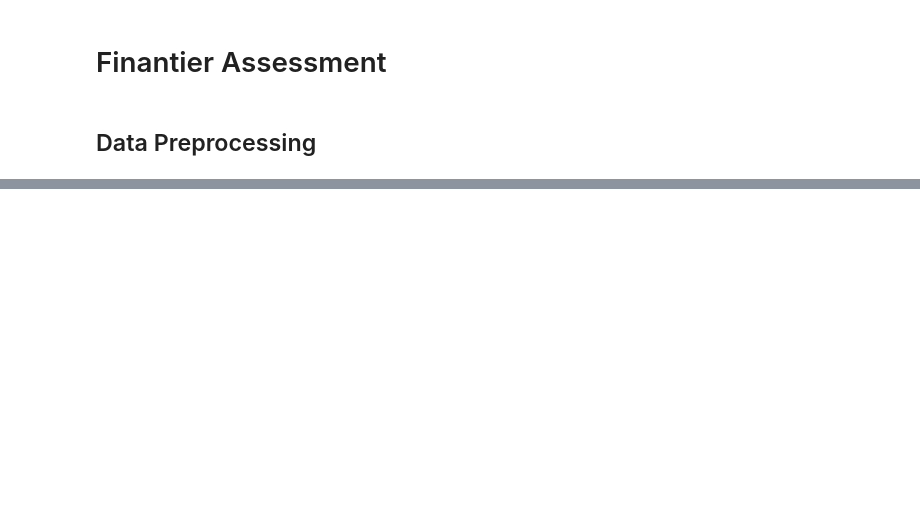
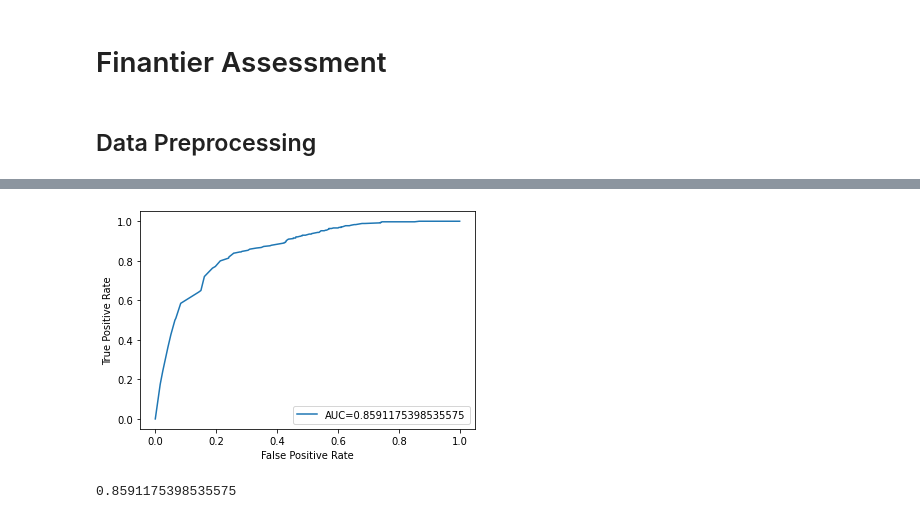
Before and after one commit to jevonsevilla/finantier-assessment, a Jupyter notebook: notebook/model.ipynb, the cells around one changed output, grey strips where cells are left out. Drawn from its saved outputs; the diff is of its cells as text; code cells hidden in the pictures; blank space fills up the shorter version.

```diff
--- a/notebook/model.ipynb
+++ b/notebook/model.ipynb
@@ -72,0 +83,3 @@ def process_telecom_data(df):
+# %%
+X = df_final.drop(['customerID', 'Default'], axis=1)
+y = df_final.Default
@@ -72,0 +196,31 @@ def process_telecom_data(df):
+# %%
+#define metrics
+y_pred_proba = best_model.predict_proba(X_test)[::,1]
+fpr, tpr, _ = metrics.roc_curve(y_test,  y_pred_proba)
+auc = metrics.roc_auc_score(y_test, y_pred_proba)
+
+#create ROC curve
+plt.plot(fpr,tpr,label="AUC="+str(auc))
+plt.ylabel('True Positive Rate')
+plt.xlabel('False Positive Rate')
+plt.legend(loc=4)
+plt.show()
+# %% [output]
+[figure, added]
+# %%
+from sklearn.metrics import roc_curve
+from sklearn.metrics import roc_auc_score
+
+# roc curve for models
+fpr1, tpr1, thresh1 = roc_curve(y_test, y_pred_proba, pos_label=1)
+
+# roc curve for tpr = fpr
+random_probs = [0 for i in range(len(y_test))]
+p_fpr, p_tpr, _ = roc_curve(y_test, random_probs, pos_label=1)
+
+# auc scores
+auc_score1 = roc_auc_score(y_test, y_pred_proba)
+
+print(auc_score1)
+# %% [output]
+0.8591175398535575
```
Also changed, not shown: parts of 29 cells of this notebook, 5 other files.
